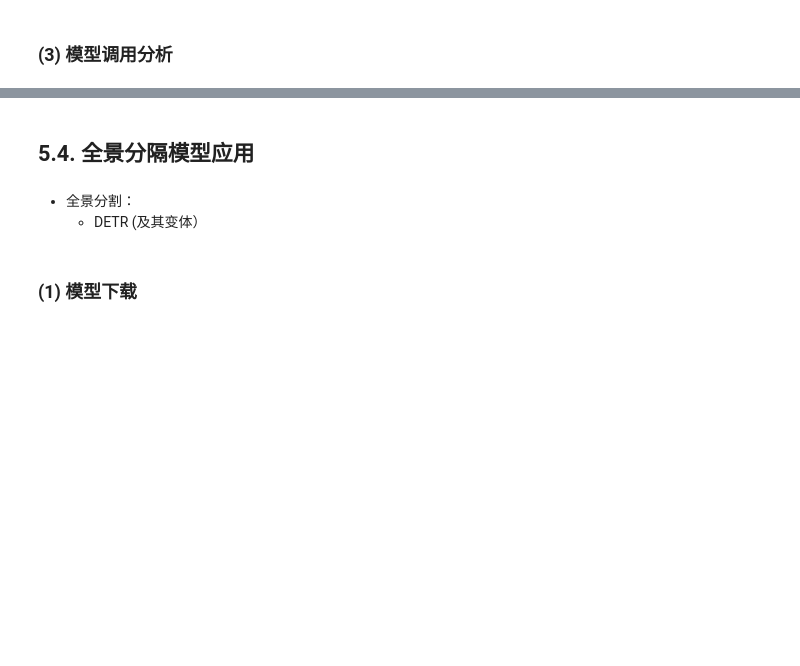
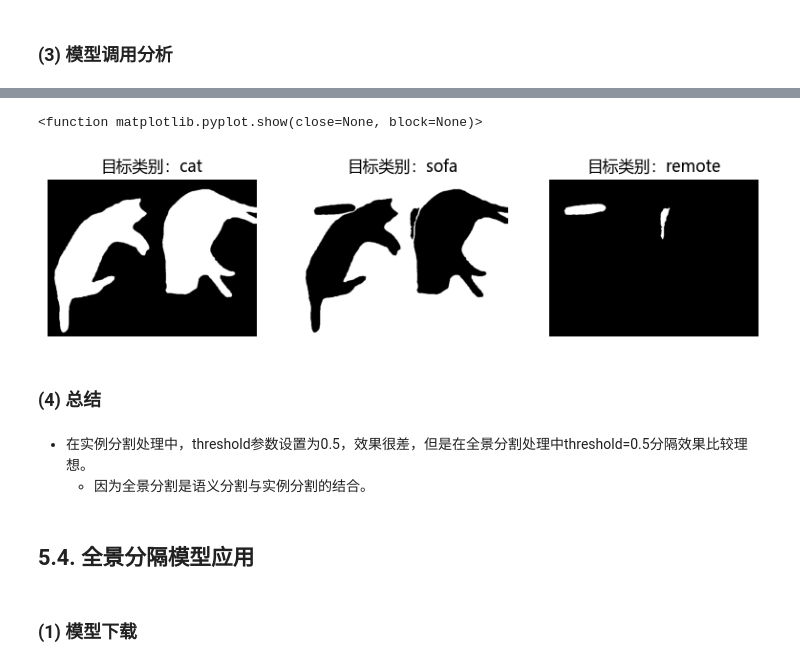
Before and after one commit to QiangAI/AI2026, a Jupyter notebook: transformers/05机器视觉任务处理-04目标分隔.ipynb, the cells around one changed output, grey strips where cells are left out. Cells and saved outputs as stored; diff of their text form; code cells hidden in the pictures; blank space fills up the shorter version.

```diff
--- a/transformers/05机器视觉任务处理-04目标分隔.ipynb
+++ b/transformers/05机器视觉任务处理-04目标分隔.ipynb
@@ -459,0 +728,7 @@ dict_keys(['score', 'label', 'mask'])
+# %%
+target_sizes = [(image.height, image.width)]
+semantic_segment = processor.post_process_semantic_segmentation(
+    model_outputs,
+    target_sizes=target_sizes
+)[0]  # 取第一个图片的分割（我们输入的也仅仅一张图像）
+print(semantic_segment)
@@ -460,7 +743,26 @@ dict_keys(['score', 'label', 'mask'])
+# %%
+clses = np.unique(semantic_segment)
+cols = 3
+count = len(clses)
+rows = count // cols + 1
+plt.figure(figsize=(3.2 * cols, 2.4 * rows))
+for i, cls in  enumerate(clses):
+    mask = (semantic_segment.numpy() == cls)
+    visual_mask = (mask * 255).astype(np.uint8)
+    plt.subplot(rows, cols, i+1)
+    plt.imshow(visual_mask,cmap="gray")
+    plt.title(F"目标类别：{model.config.id2label[cls]}")
+    plt.axis(False)
+plt.show
+# %% [output]
+<function matplotlib.pyplot.show(close=None, block=None)>
+[figure, added]
+# %% [markdown]
+### (4) 总结
+# %% [markdown]
+- 在实例分割处理中，threshold参数设置为0.5，效果很差，但是在全景分割处理中threshold=0.5分隔效果比较理想。
+    - 因为全景分割是语义分割与实例分割的结合。
 # %% [markdown]
 ## 5.4. 全景分隔模型应用
-# %% [markdown]
-- 全景分割：
-    - DETR (及其变体）
 # %% [markdown]
 ### (1) 模型下载
```
Also changed, not shown: parts of 35 cells of this notebook, 1 other file.
